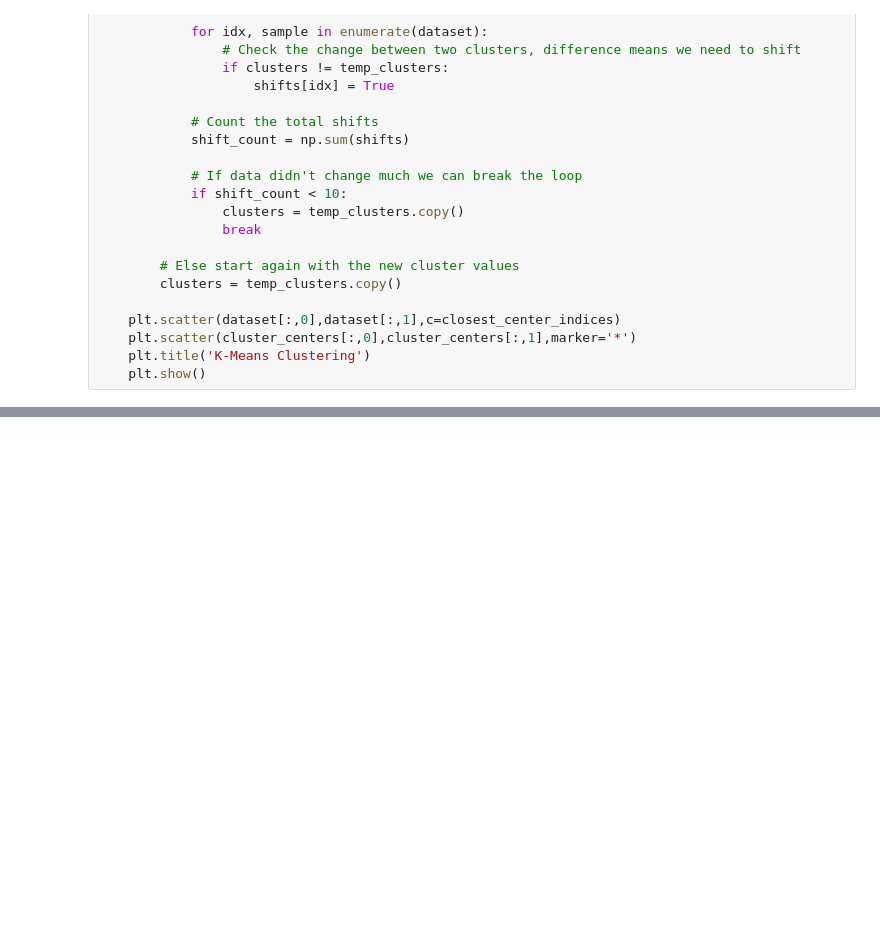
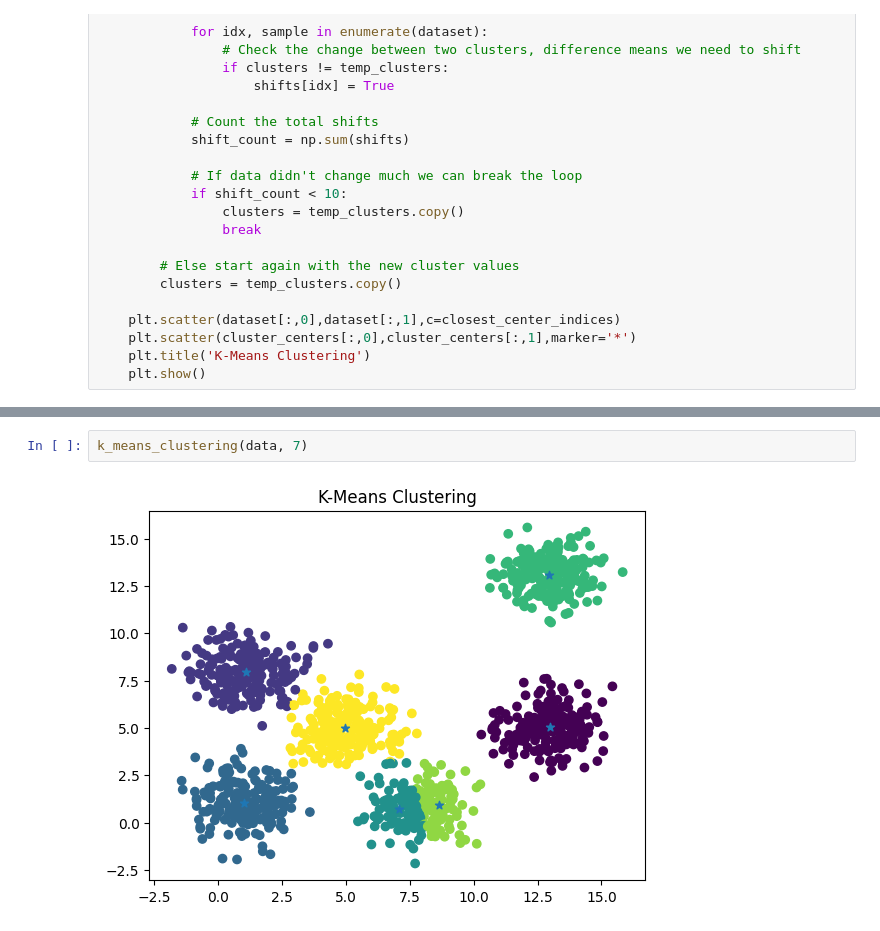
Before and after one commit to Sarkovic/Python-Programming, a Jupyter notebook: CSE 3812 AI Lab/Offline - 5/KMeansClustering_011212074.ipynb, the cells around one changed output, grey strips where cells are left out. Drawn from its saved outputs; the diff is of its cells as text; blank space fills up the shorter version.

```diff
--- a/CSE 3812 AI Lab/Offline - 5/KMeansClustering_011212074.ipynb
+++ b/CSE 3812 AI Lab/Offline - 5/KMeansClustering_011212074.ipynb
@@ -127,0 +84,4 @@ k_means_clustering(data, k_value)
+# %%
+k_means_clustering(data, 7)
+# %% [output]
+[figure, added]
```
Also changed, not shown: parts of 20 cells of this notebook, 1 other file.
